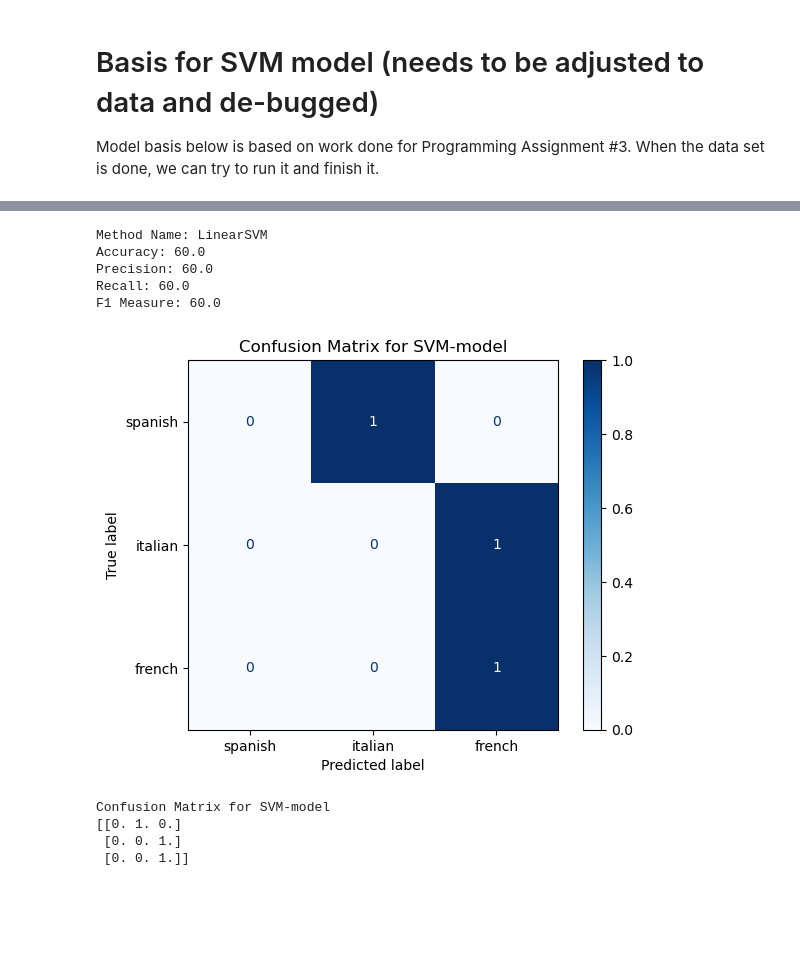
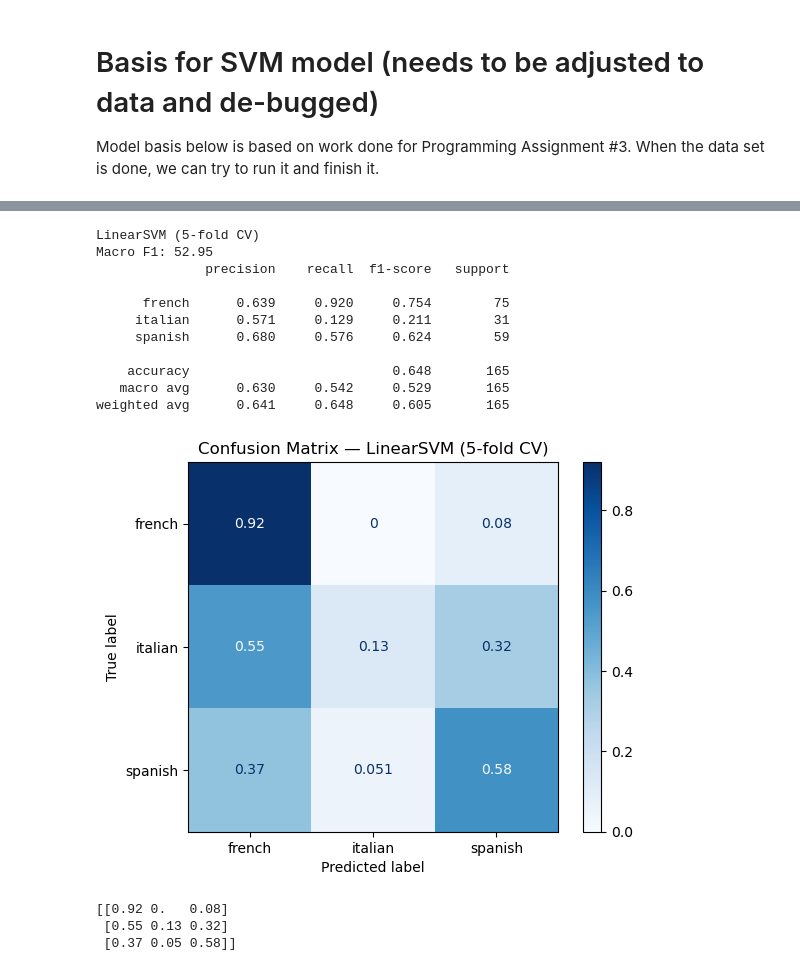
Before and after one commit to nataliajm115/TM_project, a Jupyter notebook: SVM_NLI_TextMining.ipynb, the cells around one changed output, grey strips where cells are left out. Saved outputs shown, nothing was run; the diff lists cells and outputs as text; code cells hidden in the pictures; blank space fills up the shorter version.

Commit message:
Expand French and Italian corpora; refactor SVM to 5-fold artist-stratified CV

```diff
--- a/SVM_NLI_TextMining.ipynb
+++ b/SVM_NLI_TextMining.ipynb
@@ -55,14 +52,6 @@ train.head()
 # %%
-# splitting the data
-X = X_train
+X = X_train   # the full training data from Cell 3 (all 69 songs)
 y = y_train
-vectorizer = CountVectorizer()
 
-X_train, X_test, y_train, y_test = train_test_split(X, y, test_size=0.15, random_state=13) # re-splitting the data
-
-print(f"Train: {len(X_train)} songs, classes: {y_train.value_counts().to_dict()}")
-print(f"Eval:  {len(X_test)} songs, classes: {y_test.value_counts().to_dict()}")
-
-X_train_vec = vectorizer.fit_transform(X_train) # vectorize training data and fit vectorizer
-X_test_vec = vectorizer.transform(X_test) # vectorize test data
+print(f"Total: {len(X)} songs, classes: {y.value_counts().to_dict()}")
 # %% [output]
@@ -77,39 +90,36 @@ y_pred_svm = trained_svm.predict(X_test_vec)
 # %%
-classification_report(y_pred_svm, y_test, "LinearSVM")
+classification_report(y_true_all, y_pred_all, "LinearSVM (5-fold CV)")
 # %% [output]
-Method Name: LinearSVM
-Accuracy: 60.0
-Precision: 60.0
-Recall: 60.0
-F1 Measure: 60.0
+LinearSVM (5-fold CV)
+Macro F1: 52.95
+              precision    recall  f1-score   support
+
+      french      0.639     0.920     0.754        75
+     italian      0.571     0.129     0.211        31
+     spanish      0.680     0.576     0.624        59
+
+    accuracy                          0.648       165
+   macro avg      0.630     0.542     0.529       165
+weighted avg      0.641     0.648     0.605       165
 # %%
-# making a confusion matrix
-
 np.set_printoptions(precision=2)
 
-title = "Confusion Matrix for SVM-model"
-class_names = ["spanish", 'italian', 'french']
+class_names = sorted(set(y_true_all))   # alphabetical: ['french', 'italian', 'spanish']
 
-disp = ConfusionMatrixDisplay.from_estimator(
-    trained_svm,
-    X_test_vec,
-    y_test,
+disp = ConfusionMatrixDisplay.from_predictions(
+    y_true_all,
+    y_pred_all,
     display_labels=class_names,
     cmap=plt.cm.Blues,
-    normalize='true'
+    normalize='true',
 )
-
-disp.ax_.set_title(title)
-
+disp.ax_.set_title("Confusion Matrix — LinearSVM (5-fold CV)")
 plt.show()
 
-
-print(title)
 print(disp.confusion_matrix)
 # %% [output]
-[figure, old version]
+[figure, new version]
-Confusion Matrix for SVM-model
-[[0. 1. 0.]
- [0. 0. 1.]
- [0. 0. 1.]]
+[[0.92 0.   0.08]
+ [0.55 0.13 0.32]
+ [0.37 0.05 0.58]]
 # %%
```
Also changed, not shown: parts of 9 cells of this notebook, 7 other files.
